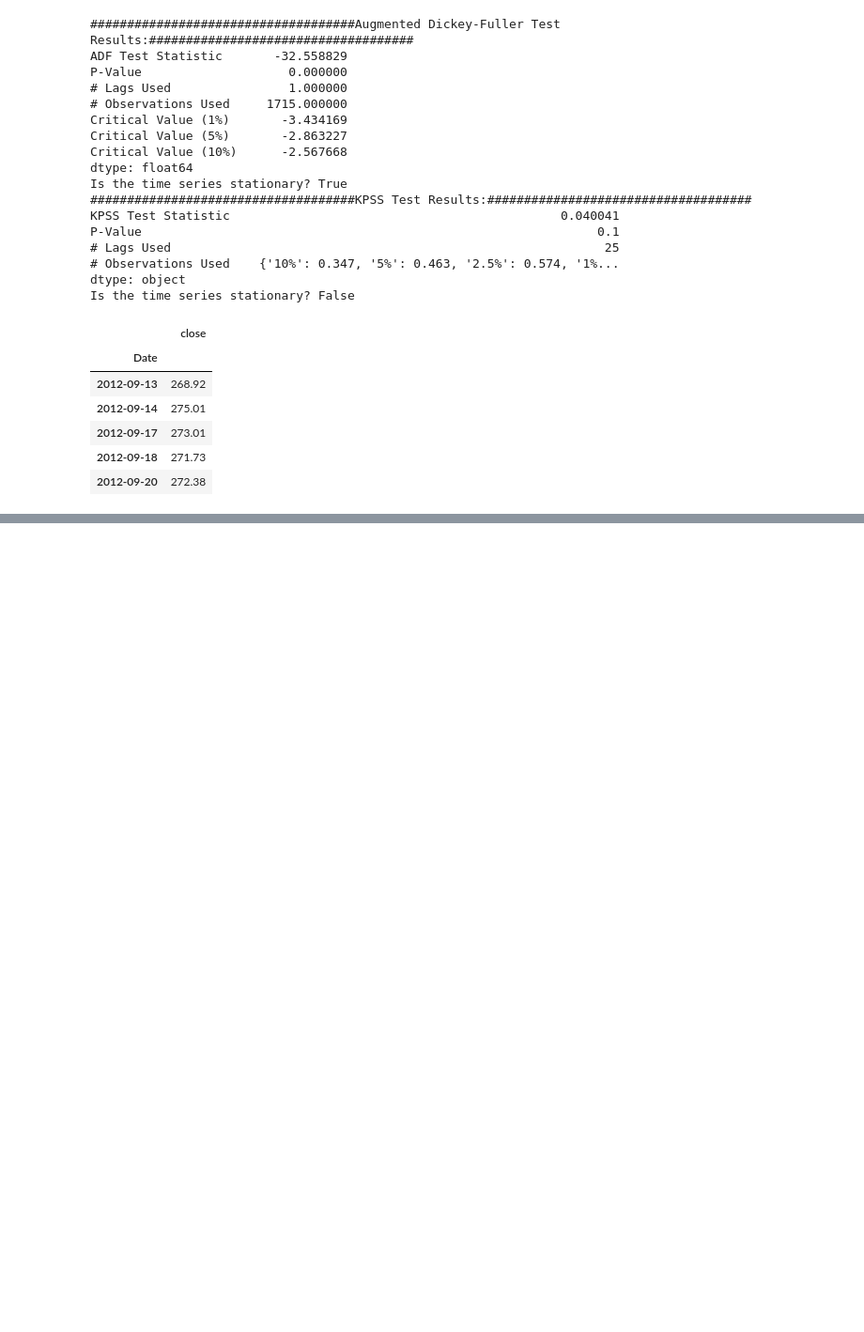
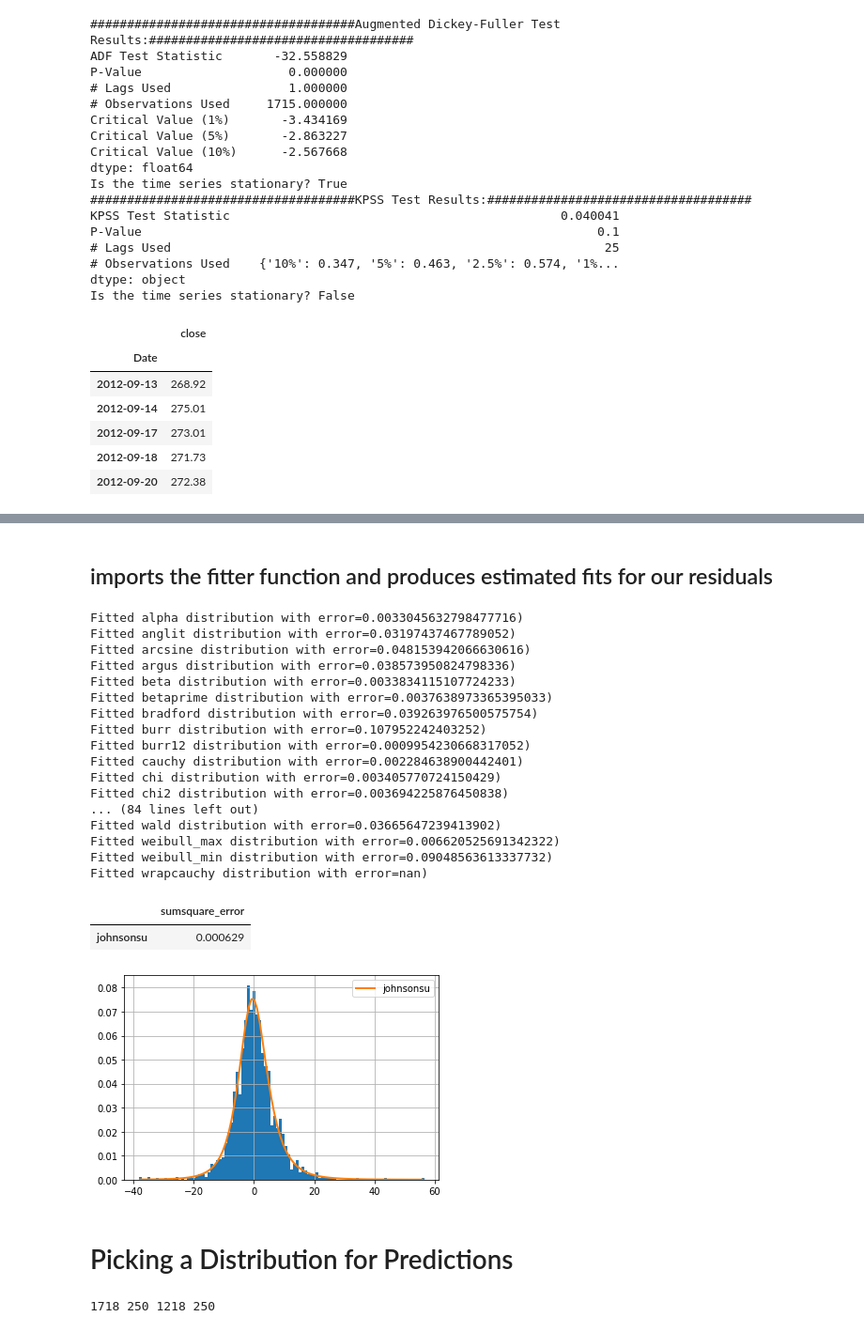
Before and after one commit to jesvin1/EPAT_TIMESERIES, a Jupyter notebook: Time Series Analysis-Monte Carlo Simulation.ipynb, the cells around one changed output, grey strips where cells are left out. Shown at 94% size. Saved outputs shown, nothing was run; the diff lists cells and outputs as text; code cells hidden in the pictures; blank space fills up the shorter version.

```diff
--- a/Time Series Analysis-Monte Carlo Simulation.ipynb
+++ b/Time Series Analysis-Monte Carlo Simulation.ipynb
@@ -228,0 +283,36 @@ ModuleNotFoundError: No module named 'arch'
+# %% [markdown]
+## imports the fitter function and produces estimated fits for our residuals
+# %%
+# to suppress warnings
+warnings.filterwarnings('ignore')
+
+# imports the fitter function and produces estimated fits for our residuals
+from fitter import Fitter
+
+f = Fitter(res.resid)
+f.fit()
+f.summary(Nbest=1)
+#f.get_best()
+# %% [output]
+Fitted alpha distribution with error=0.0033045632798477716)
+Fitted anglit distribution with error=0.03197437467789052)
+Fitted arcsine distribution with error=0.048153942066630616)
+Fitted argus distribution with error=0.038573950824798336)
+Fitted beta distribution with error=0.0033834115107724233)
+Fitted betaprime distribution with error=0.0037638973365395033)
+Fitted bradford distribution with error=0.039263976500575754)
+Fitted burr distribution with error=0.107952242403252)
+Fitted burr12 distribution with error=0.0009954230668317052)
+Fitted cauchy distribution with error=0.002284638900442401)
+Fitted chi distribution with error=0.003405770724150429)
+Fitted chi2 distribution with error=0.003694225876450838)
+... (84 lines left out)
+Fitted wald distribution with error=0.03665647239413902)
+Fitted weibull_max distribution with error=0.006620525691342322)
+Fitted weibull_min distribution with error=0.09048563613337732)
+Fitted wrapcauchy distribution with error=nan)
+|  | sumsquare_error |
+| johnsonsu | 0.000629 |
+[figure, added]
+# %% [markdown]
+# Picking a Distribution for Predictions
@@ -228,0 +329,7 @@ ModuleNotFoundError: No module named 'arch'
+# %%
+print(len(my_stock),
+      len(my_stock_resid_distr_fitting),
+      len(my_stock_train),
+      len(my_stock_test))
+# %% [output]
+1718 250 1218 250
```
Also changed, not shown: parts of 34 cells of this notebook.
